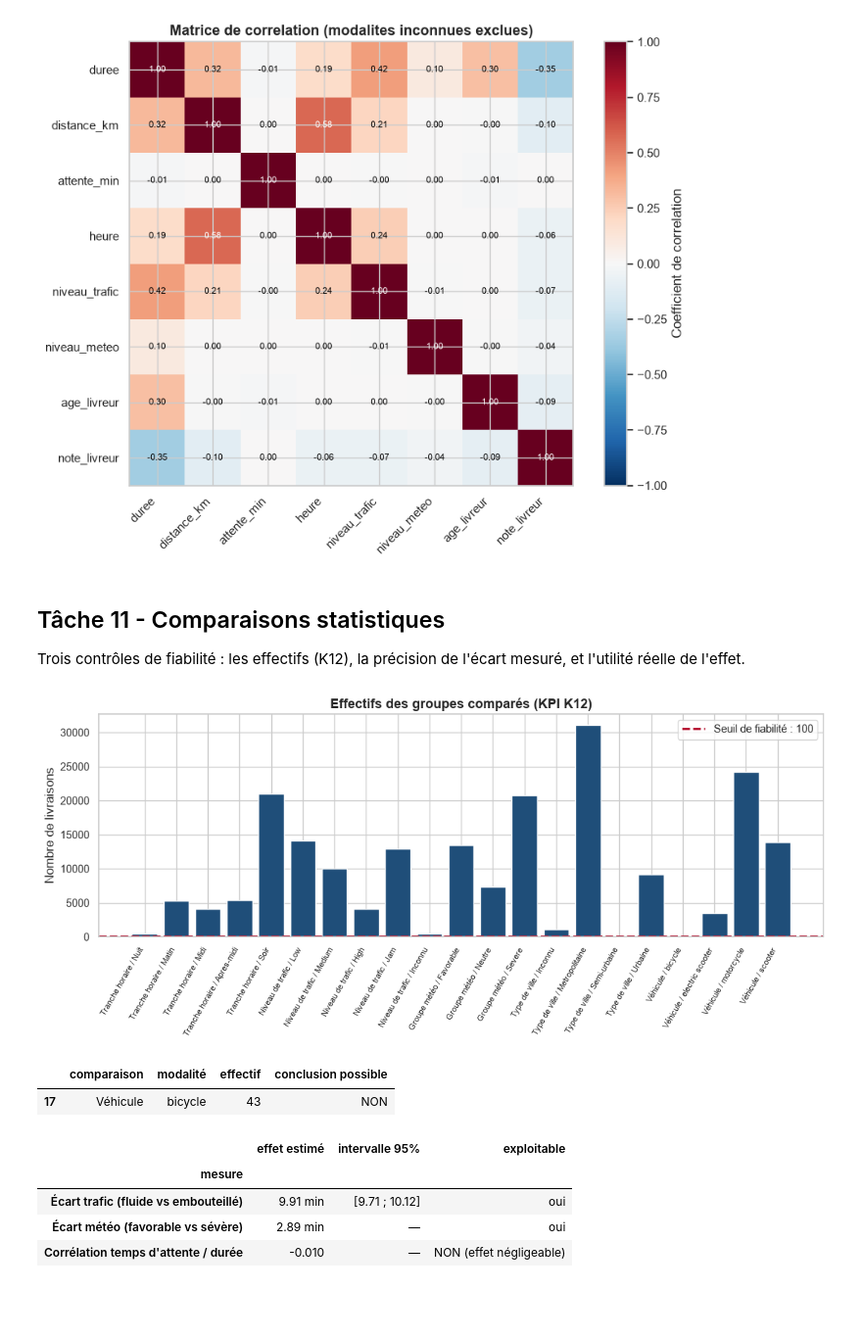
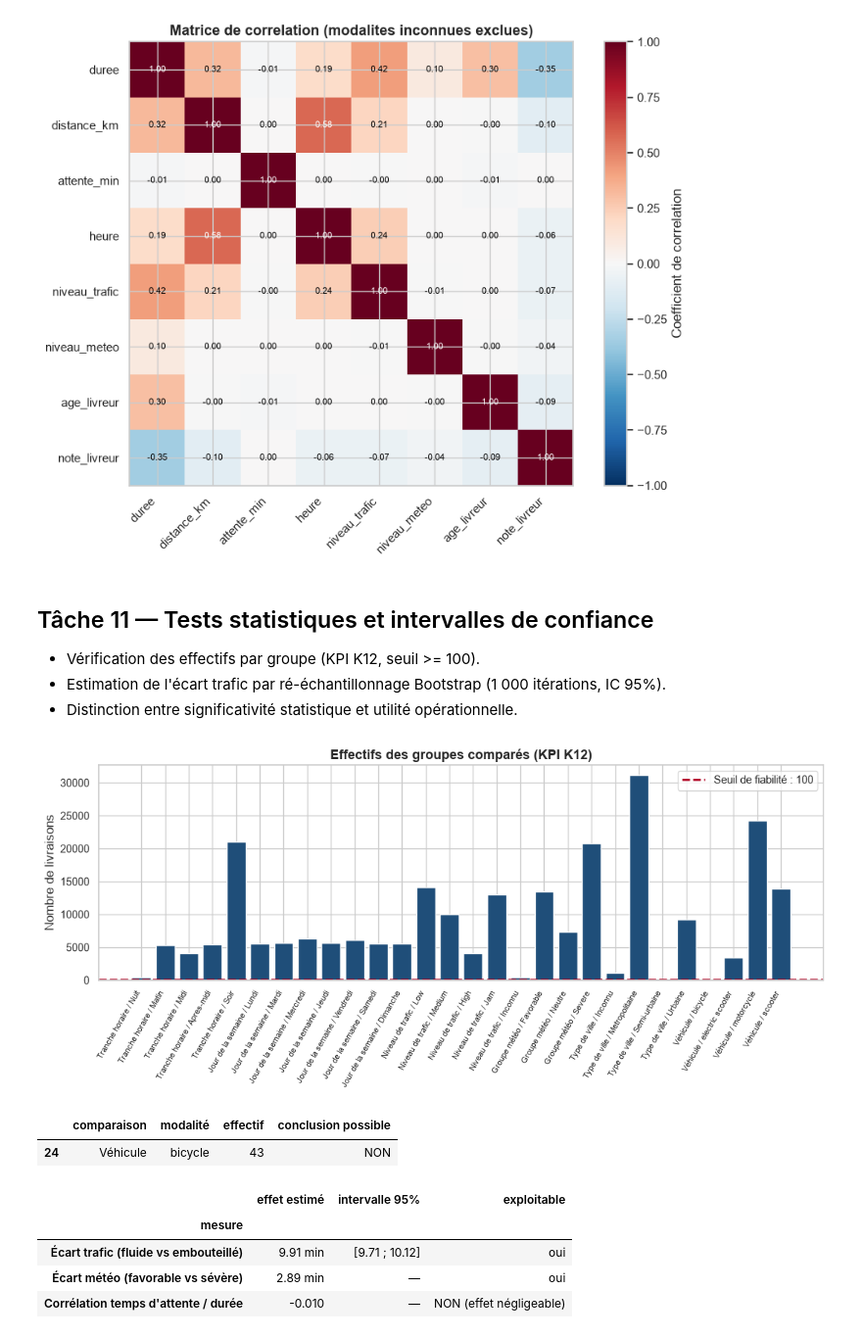
Before and after one commit to chel42/transport-logistique-ds, a Jupyter notebook: notebooks/analyse_delais_livraison.ipynb, the cells around one changed output. Shown at 98% size. Saved outputs shown, nothing was run; the diff lists cells and outputs as text; code cells hidden in the pictures; blank space fills up the shorter version.

```diff
--- a/notebooks/analyse_delais_livraison.ipynb
+++ b/notebooks/analyse_delais_livraison.ipynb
@@ -495,0 +643,13 @@ plt.show()
+# %%
+# Synthèse par jour de la semaine (Lundi à Dimanche)
+ORDRE_JOURS = [
+    "Lundi",
+    "Mardi",
+    "Mercredi",
+    "Jeudi",
+    "Vendredi",
+    "Samedi",
+    "Dimanche",
+]
+par_jour = par_categorie("jour_nom", ORDRE_JOURS)
+par_jour
@@ -879,46 +1268,62 @@ plt.show()
 # %% [output]
 [figure]
 # %% [markdown]
-## Tâche 11 - Comparaisons statistiques
+## Tâche 11 — Tests statistiques et intervalles de confiance
 
-Trois contrôles de fiabilité : les effectifs (K12), la précision de l'écart
-mesuré, et l'utilité réelle de l'effet.
+- Vérification des effectifs par groupe (KPI K12, seuil >= 100).
+- Estimation de l'écart trafic par ré-échantillonnage Bootstrap (1 000 itérations, IC 95%).
+- Distinction entre significativité statistique et utilité opérationnelle.
 # %%
-# KPI K12 : effectifs des groupes comparés. Un groupe de moins de
-# SEUIL_MIN_LIVRAISONS observations ne permet aucune conclusion.
+# Contrôle des effectifs minimaux par groupe (KPI K12, seuil >= 100)
 groupes = {
     "Tranche horaire": par_tranche["nombre"],
+    "Jour de la semaine": par_jour["nombre"],
     "Niveau de trafic": par_trafic["nombre"],
     "Groupe météo": par_meteo["nombre"],
     "Type de ville": par_ville["nombre"],
     "Véhicule": par_vehicule["nombre"],
 }
+
 kpi_k12 = pd.DataFrame(
-    [{"comparaison": nom, "modalité": modalite, "effectif": int(effectif),
-      "conclusion possible": "oui" if effectif >= SEUIL_MIN_LIVRAISONS else "NON"}
-     for nom, serie in groupes.items() for modalite, effectif in serie.items()]
+    [
+        {
+            "comparaison": nom,
+            "modalité": modalite,
+            "effectif": int(effectif),
+            "conclusion possible": "oui" if effectif >= SEUIL_MIN_LIVRAISONS else "NON",
+        }
+        for nom, serie in groupes.items()
+        for modalite, effectif in serie.items()
+    ]
 )
 
-plt.figure(figsize=(11, 5))
+# Visualisation V12 - Effectifs des groupes et seuil de représentativité
+fig, ax = plt.subplots(figsize=(11, 5))
 petits = kpi_k12[~kpi_k12["conclusion possible"].eq("oui")]
-couleurs = ["#1f4e79" if v else "#b00020"
-            for v in kpi_k12["conclusion possible"].eq("oui")]
-plt.bar(range(len(kpi_k12)), kpi_k12["effectif"], color=couleurs)
-plt.axhline(SEUIL_MIN_LIVRAISONS, color="#b00020", linestyle="--", linewidth=2,
-            label=f"Seuil de fiabilité : {SEUIL_MIN_LIVRAISONS}")
-plt.xticks(range(len(kpi_k12)),
-           [c + " / " + m for c, m in zip(kpi_k12["comparaison"], kpi_k12["modalité"])],
-           rotation=60, ha="right", fontsize=8)
-plt.ylabel("Nombre de livraisons")
-plt.title("Effectifs des groupes comparés (KPI K12)", fontweight="bold")
-plt.legend()
+couleurs = [
+    "#1f4e79" if v else "#b00020" for v in kpi_k12["conclusion possible"].eq("oui")
+]
+
+ax.bar(range(len(kpi_k12)), kpi_k12["effectif"], color=couleurs)
+ax.axhline(
+    SEUIL_MIN_LIVRAISONS,
+    color="#b00020",
+    linestyle="--",
+    linewidth=2,
+    label=f"Seuil de fiabilité : {SEUIL_MIN_LIVRAISONS}",
+)
+etiquettes = [f"{c} / {m}" for c, m in zip(kpi_k12["comparaison"], kpi_k12["modalité"])]
+ax.set_xticks(range(len(kpi_k12)), etiquettes, rotation=60, ha="right", fontsize=8)
+ax.set_ylabel("Nombre de livraisons")
+ax.set_title("Effectifs des groupes comparés (KPI K12)", fontweight="bold")
+ax.legend()
 plt.tight_layout()
 plt.savefig(DOSSIER_FIGURES / "V12_effectifs_groupes.png", dpi=110)
 plt.show()
 
 kpi_k12[~kpi_k12["conclusion possible"].eq("oui")]
 # %% [output]
-[figure, old version]
+[figure, new version]
 |  | comparaison | modalité | effectif | conclusion possible |
-| 17 | Véhicule | bicycle | 43 | NON |
+| 24 | Véhicule | bicycle | 43 | NON |
 # %%
```
Also changed, not shown: parts of 63 cells of this notebook, 7 other files.
